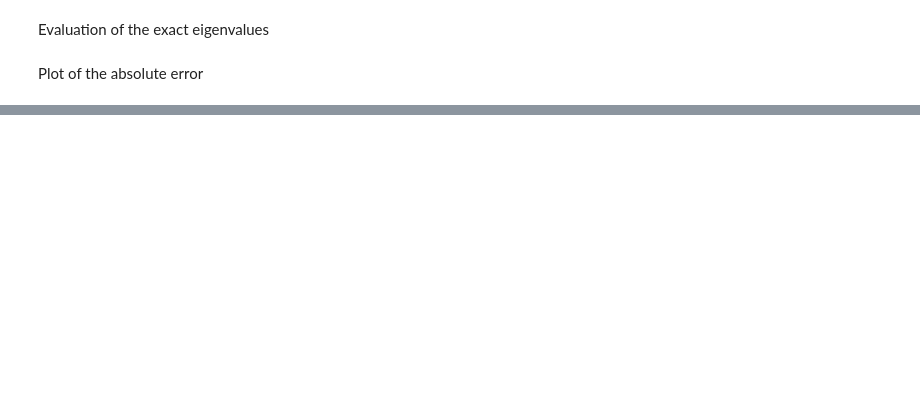
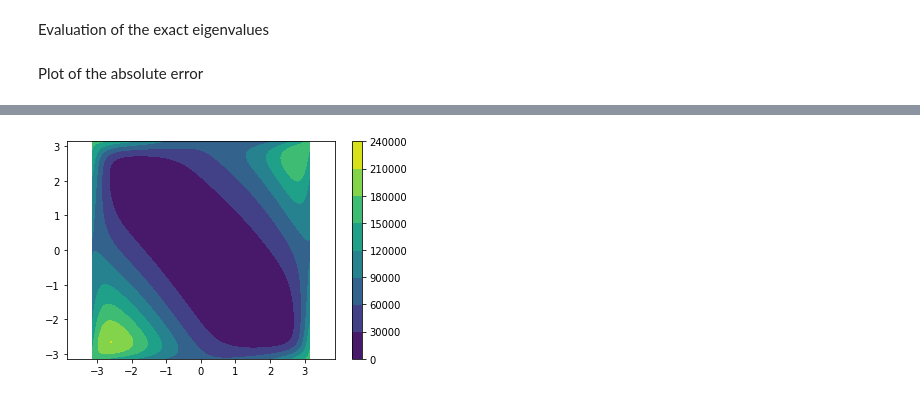
Before and after one commit to pyccel/GeLaTo, a Jupyter notebook: notebooks/tutorials/tutorial_7.ipynb, the cells around one changed output, grey strips where cells are left out. Cells and saved outputs as stored; diff of their text form; code cells hidden in the pictures; blank space fills up the shorter version.

```diff
--- a/notebooks/tutorials/tutorial_7.ipynb
+++ b/notebooks/tutorials/tutorial_7.ipynb
@@ -570,0 +772,33 @@ for i in range(-10,10+1):
+# %%
+# ... lambdify the glt symbol
+from glt.expression import glt_lambdify
+
+f_a = glt_lambdify(expr_a, dim=2)
+f_c = glt_lambdify(expr_c, dim=2)
+# ...
+# %%
+# ... compute the symbol f_a / f_c
+nx, ny = discretization["n_elements"]
+
+t1 = np.linspace(-np.pi,np.pi, nx+1)
+t2 = np.linspace(-np.pi,np.pi, ny+1)
+
+u = np.linspace(0.,1.,nx+1)
+v = np.linspace(0.,1.,ny+1)
+
+x = mapping.evaluate(u,v)[0,:,:]
+y = mapping.evaluate(u,v)[1,:,:]
+
+t1, t2 = np.meshgrid(t1, t2)
+
+f = f_a(x,y,t1,t2)/f_c(x,y,t1,t2);
+f = f / (4 * np.pi**2)
+# ...
+
+# ... plot
+plt.contourf(t1, t2, f)
+plt.axis("equal")
+plt.colorbar();
+# ...
+# %% [output]
+[figure, added]
```
Also changed, not shown: parts of 24 cells of this notebook, 1 other file.
